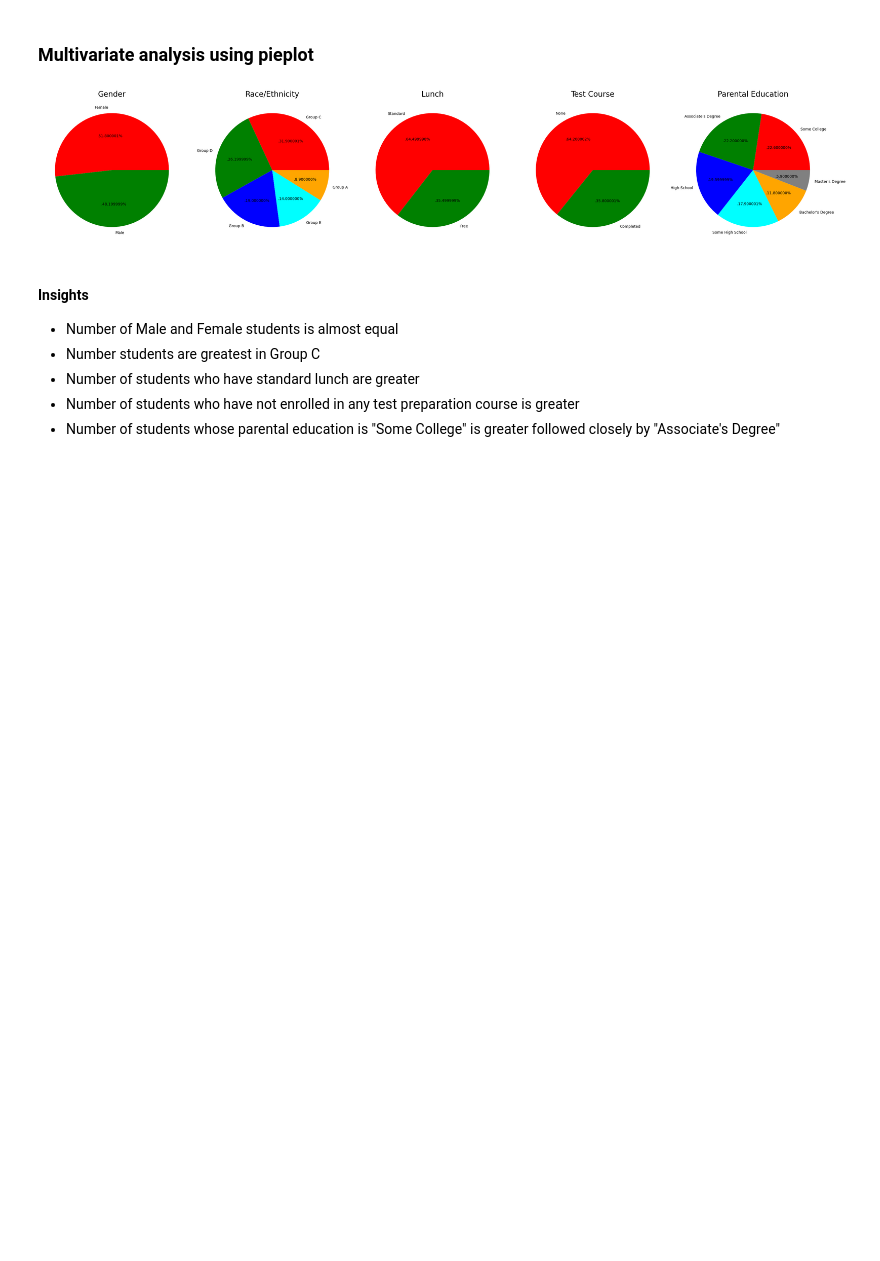
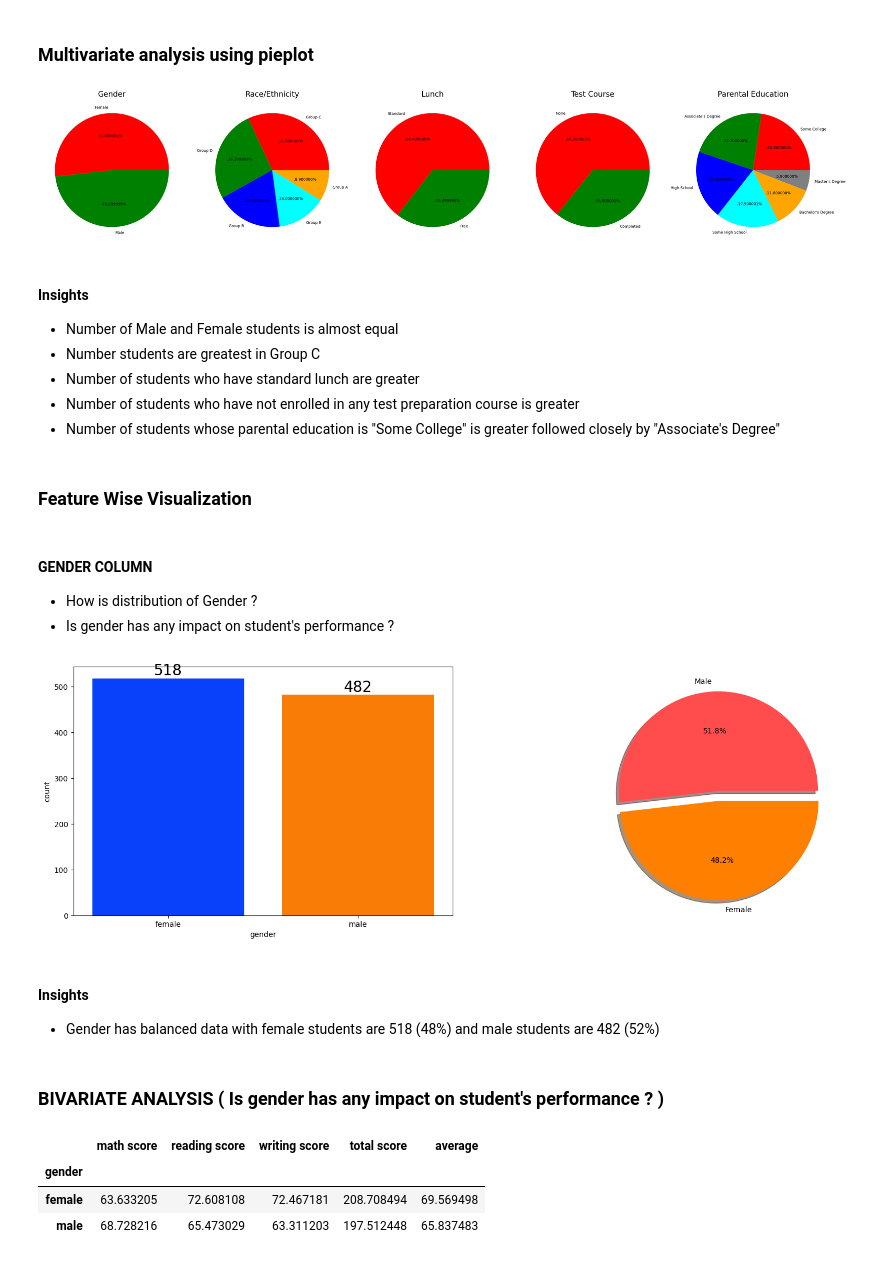
Before and after one commit to KanwalArora029/ml-projects, a Jupyter notebook: src/notebook/EDA STUDENT PERFORMANCE.ipynb, the cells around one changed output. Drawn from its saved outputs; the diff is of its cells as text; code cells hidden in the pictures; blank space fills up the shorter version.

Commit message:
Updated EDA STUDENT PERFORMANCE

```diff
--- a/src/notebook/EDA STUDENT PERFORMANCE.ipynb
+++ b/src/notebook/EDA STUDENT PERFORMANCE.ipynb
@@ -334,3 +334,32 @@ plt.show()
 * Number of students who have standard lunch are greater
 * Number of students who have not enrolled in any test preparation course is greater
 * Number of students whose parental education is "Some College" is greater followed closely by "Associate's Degree"
+# %% [markdown]
+### Feature Wise Visualization
+# %% [markdown]
+#### GENDER COLUMN
+* How is distribution of Gender ?
+* Is gender has any impact on student's performance ?
+# %%
+f,ax=plt.subplots(1,2,figsize=(20,6))
+sns.countplot(x=df_student['gender'],data=df_student,palette ='bright',ax=ax[0],saturation=0.95)
+for container in ax[0].containers:
+    ax[0].bar_label(container,color='black',size=20)
+
+plt.pie(x=df_student['gender'].value_counts(),labels=['Male','Female'],explode=[0,0.1],autopct='%1.1f%%',shadow=True,colors=['#ff4d4d','#ff8000'])
+plt.show()
+# %% [output]
+[figure, added]
+# %% [markdown]
+#### Insights
+* Gender has balanced data with female students are 518 (48%) and male students are 482 (52%)
+# %% [markdown]
+### BIVARIATE ANALYSIS ( Is gender has any impact on student's performance ? )
+# %%
+gender_group = df_student.groupby('gender').mean(numeric_only=True)
+gender_group
+# %% [output]
+|  | math score | reading score | writing score | total score | average |
+| gender |  |  |  |  |  |
+| female | 63.633205 | 72.608108 | 72.467181 | 208.708494 | 69.569498 |
+| male | 68.728216 | 65.473029 | 63.311203 | 197.512448 | 65.837483 |
```
Also changed, not shown: parts of 32 cells of this notebook.
